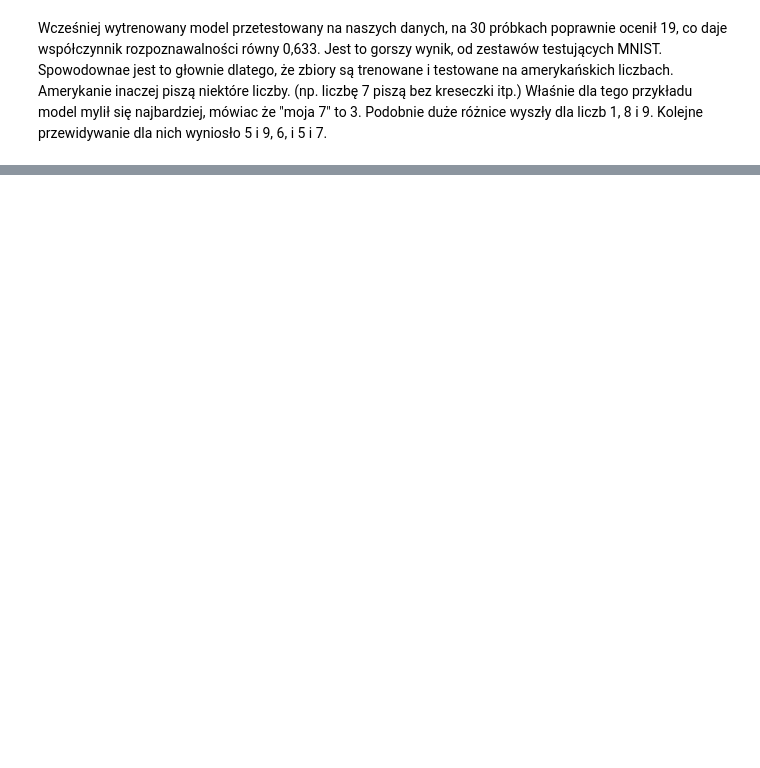
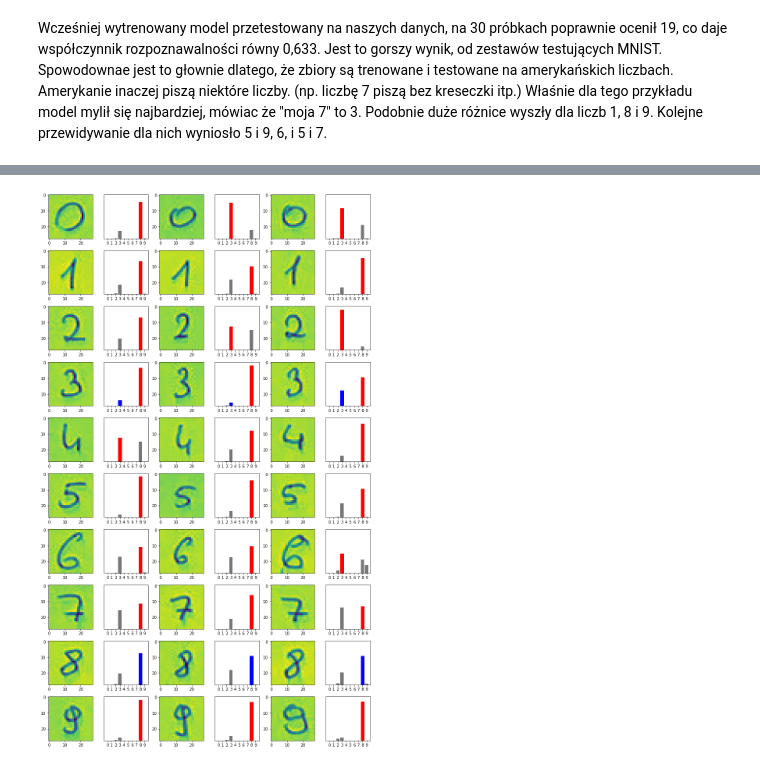
Before and after one commit to tofiljr6/IntroductionToArtificialIntelligence, a Jupyter notebook: l2/lista2.ipynb, the cells around one changed output, grey strips where cells are left out. Drawn from its saved outputs; the diff is of its cells as text; code cells hidden in the pictures; blank space fills up the shorter version.

Commit message:
friends validation - 3 exercise

```diff
--- a/l2/lista2.ipynb
+++ b/l2/lista2.ipynb
@@ -246,0 +254,22 @@ liczby. (np. liczbę 7 piszą bez kreseczki itp.) Właśnie dla tego przykładu
+# %%
+dirs, true_label_dirs = imagedir('mydata/friendvalidation/')
+
+num_rows = 10
+num_cols = 3
+num_images = num_rows*num_cols
+plt.figure(figsize=(2*2*num_cols, 2*num_rows))
+for i in range(len(dirs)):
+    img2 = Image.open(dirs[i]).convert('L')
+    img = np.resize(img2, (28, 28, 1))
+    im2arr = np.array(img)
+    im2arr = im2arr.reshape(1, 28, 28, 1)
+    y_pred = model.predict([im2arr])
+
+    plt.subplot(num_rows, 2*num_cols, 2*i+1)
+    plt.imshow(img2)
+    plt.subplot(num_rows, 2*num_cols, 2*i+2)
+    plot_value_array(y_pred[0], true_label_dirs[i])
+plt.tight_layout()
+plt.show()
+# %% [output]
+[figure, added]
```
Also changed, not shown: parts of 11 cells of this notebook, 31 other files.
